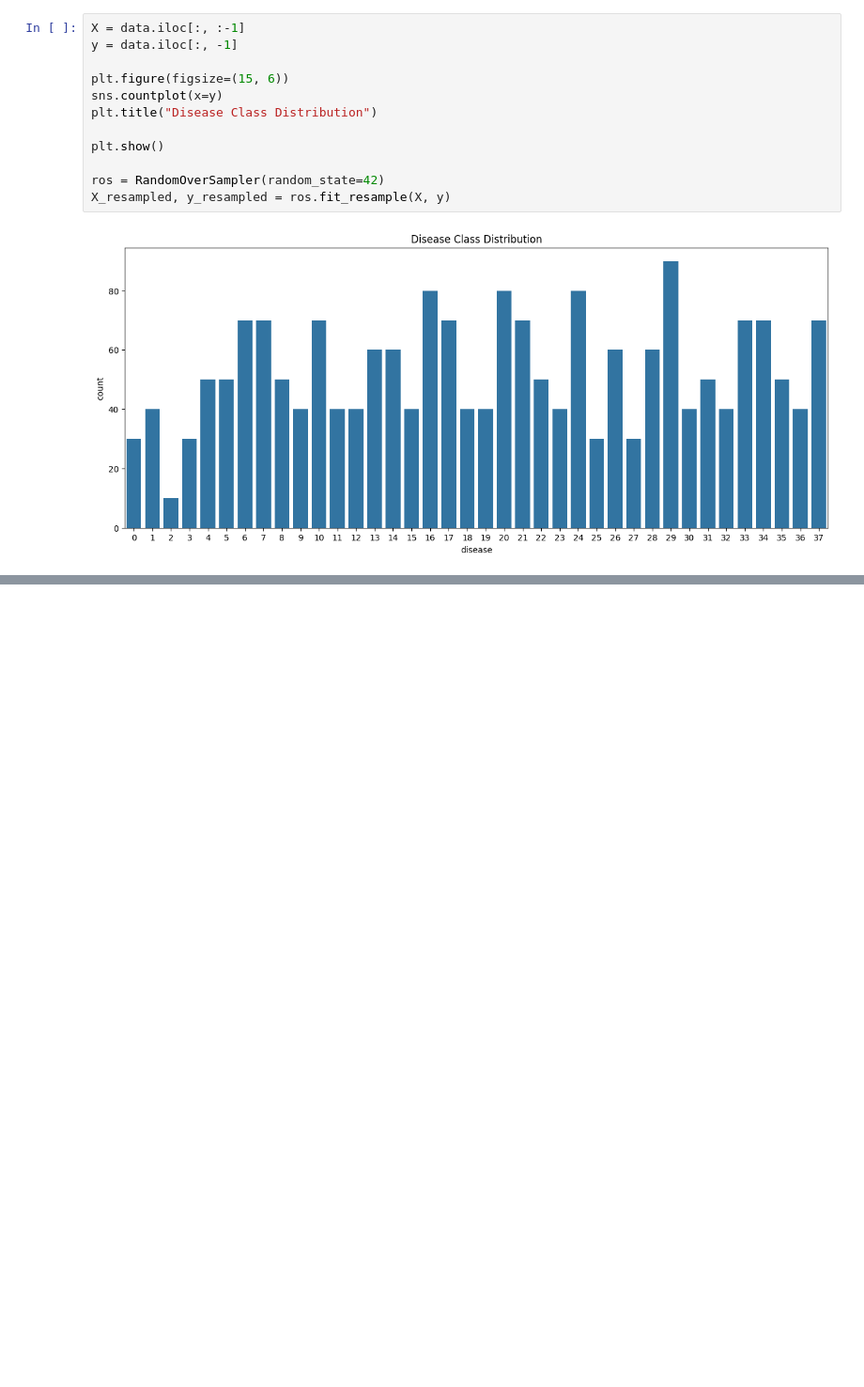
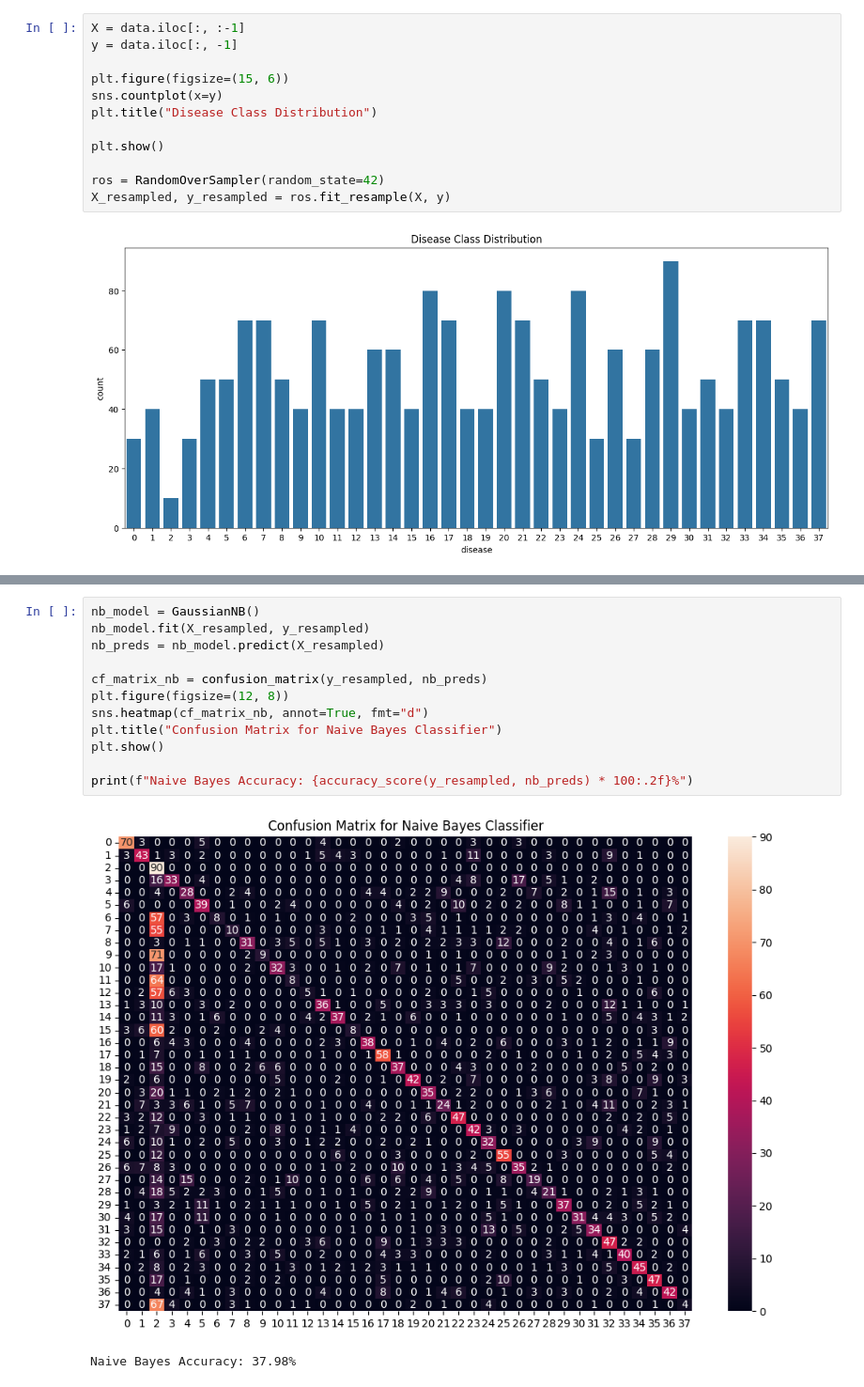
Before and after one commit to Khashayar-Arbabian/Disease-Prediction-Version1, a Jupyter notebook: Main Code.ipynb, the cells around one changed output, grey strips where cells are left out. Shown at 94% size. Saved outputs shown, nothing was run; the diff lists cells and outputs as text; blank space fills up the shorter version.

```diff
--- a/Main Code.ipynb
+++ b/Main Code.ipynb
@@ -85,0 +116,15 @@ Mean Accuracy: 0.5000
+# %%
+nb_model = GaussianNB()
+nb_model.fit(X_resampled, y_resampled)
+nb_preds = nb_model.predict(X_resampled)
+
+cf_matrix_nb = confusion_matrix(y_resampled, nb_preds)
+plt.figure(figsize=(12, 8))
+sns.heatmap(cf_matrix_nb, annot=True, fmt="d")
+plt.title("Confusion Matrix for Naive Bayes Classifier")
+plt.show()
+
+print(f"Naive Bayes Accuracy: {accuracy_score(y_resampled, nb_preds) * 100:.2f}%")
+# %% [output]
+[figure, added]
+Naive Bayes Accuracy: 37.98%
```
Also changed, not shown: parts of 5 cells of this notebook.
